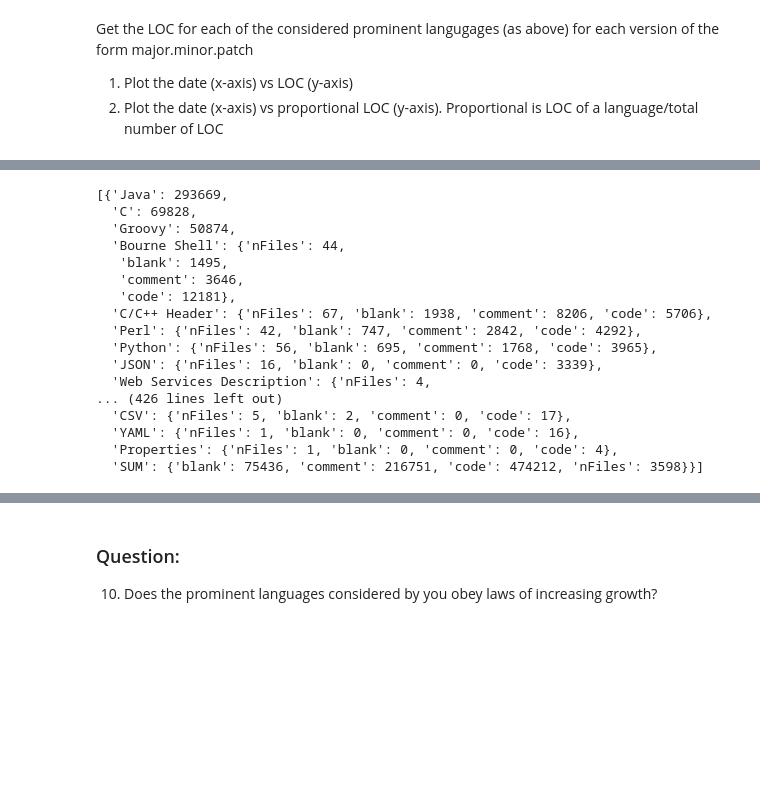
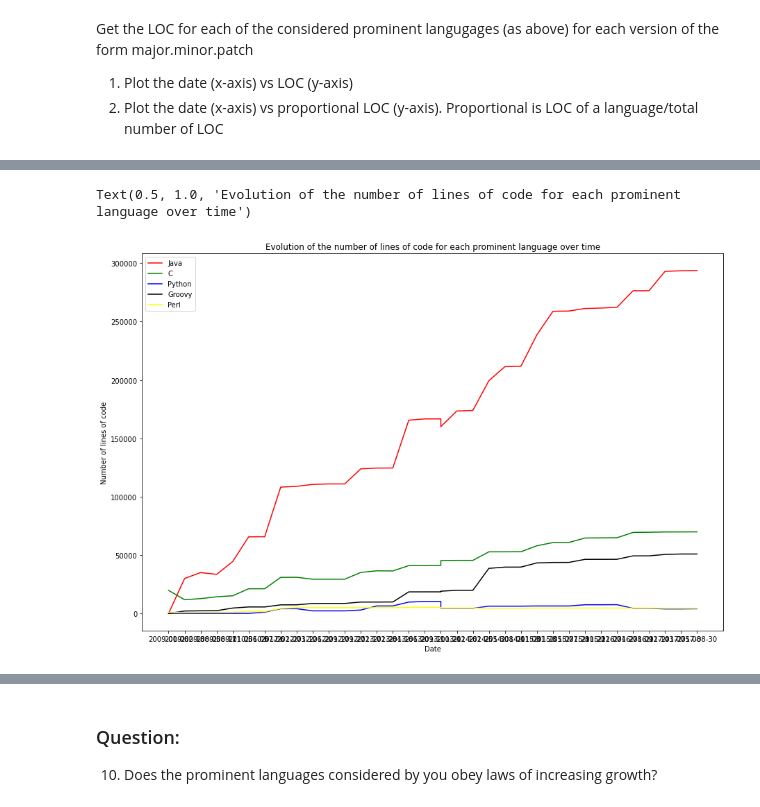
Before and after one commit to UmonsVDA/Software_evolution_TP2_2023, a Jupyter notebook: TP2_section2.ipynb, the cells around one changed output, grey strips where cells are left out. Drawn from its saved outputs; the diff is of its cells as text; code cells hidden in the pictures; blank space fills up the shorter version.

```diff
--- a/TP2_section2.ipynb
+++ b/TP2_section2.ipynb
@@ -426,7 +408,7 @@ Get the LOC for each of the considered prominent langugages (as above) for each
 2) Plot the date (x-axis) vs proportional LOC (y-axis). Proportional is LOC of a language/total number of LOC
 # %%
 data = list()
-for tag in major_minor_patch:
+for tag in major_minor_patch_versions:
     command = f'git -C {eucalyptus_project_path} reset --hard {tag}'
     process = subprocess.Popen(command, stdout=subprocess.PIPE, shell=True)
 
@@ -439,2 +436,0 @@ data_copy = data.copy()
-# %%
-data = data_copy.copy()
@@ -461,14 +457,16 @@ data
 # %%
 useful_data = list()
-for version in data:
+for index, version in enumerate(data):
+    print(row['date'])
     version_data = {}
-    version_data['date'] = version['header']['date']
-    version_data[''] = version['header']['git']['describe']
+    version_data['date'] = major_minor_patch.iloc[index]['date']
     # version.pop('header')
     # version.pop('SUM')
-    # keys_first = version.keys()
-    # for key in keys_first:
-    #     if(key in ['Java', 'C', 'Python', 'Groovy', 'Perl']):
-    #         version[key] = version[key]['code']
-    #     else:
+
+    for key in version:
+        if(key in ['Java', 'C', 'Python', 'Groovy', 'Perl', "SUM"]):
+            version_data[key] = version[key]['code']
+    useful_data.append(version_data)
+
+useful_data
 # %% [output]
@@ -476,20 +507,18 @@ SyntaxError: unexpected EOF while parsing (<ipython-input-264-abaa5fb7e8a7>, lin
 # %%
-data
+# [item['Python'] if 'Python' in item.keys() else 0 for item in useful_data ]
+
+#plot the evolution of the number of lines of code for each prominent language over time
+# Your code here
+plt.figure(figsize=(15,10))
+plt.plot([item['date'] for item in useful_data ],[item['Java'] if 'Java' in item.keys() else 0 for item in useful_data ],color='red')
+plt.plot([item['date'] for item in useful_data ],[item['C'] if 'C' in item.keys() else 0 for item in useful_data ],color='green')
+plt.plot([item['date'] for item in useful_data ],[item['Python'] if 'Python' in item.keys() else 0 for item in useful_data ],color='blue')
+plt.plot([item['date'] for item in useful_data ],[item['Groovy'] if 'Groovy' in item.keys() else 0 for item in useful_data ],color='black')
+plt.plot([item['date'] for item in useful_data ],[item['Perl'] if 'Perl' in item.keys() else 0 for item in useful_data ],color='yellow')
+plt.legend(['Java','C','Python','Groovy','Perl'])
+plt.xlabel('Date')
+plt.ylabel('Number of lines of code')
+plt.title('Evolution of the number of lines of code for each prominent language over time')
 # %% [output]
-[{'Java': 293669,
-  'C': 69828,
-  'Groovy': 50874,
-  'Bourne Shell': {'nFiles': 44,
-   'blank': 1495,
-   'comment': 3646,
-   'code': 12181},
-  'C/C++ Header': {'nFiles': 67, 'blank': 1938, 'comment': 8206, 'code': 5706},
-  'Perl': {'nFiles': 42, 'blank': 747, 'comment': 2842, 'code': 4292},
-  'Python': {'nFiles': 56, 'blank': 695, 'comment': 1768, 'code': 3965},
-  'JSON': {'nFiles': 16, 'blank': 0, 'comment': 0, 'code': 3339},
-  'Web Services Description': {'nFiles': 4,
-... (426 lines left out)
-  'CSV': {'nFiles': 5, 'blank': 2, 'comment': 0, 'code': 17},
-  'YAML': {'nFiles': 1, 'blank': 0, 'comment': 0, 'code': 16},
-  'Properties': {'nFiles': 1, 'blank': 0, 'comment': 0, 'code': 4},
-  'SUM': {'blank': 75436, 'comment': 216751, 'code': 474212, 'nFiles': 3598}}]
+Text(0.5, 1.0, 'Evolution of the number of lines of code for each prominent language over time')
+[figure, added]
```
Also changed, not shown: parts of 36 cells of this notebook.
